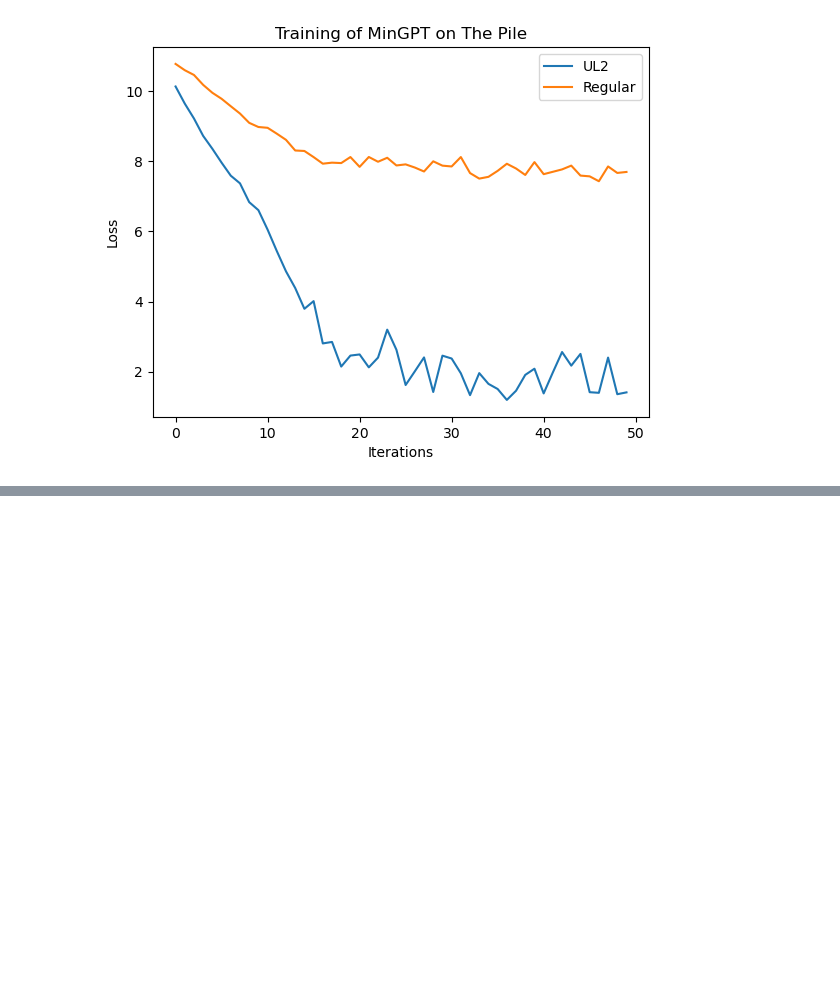
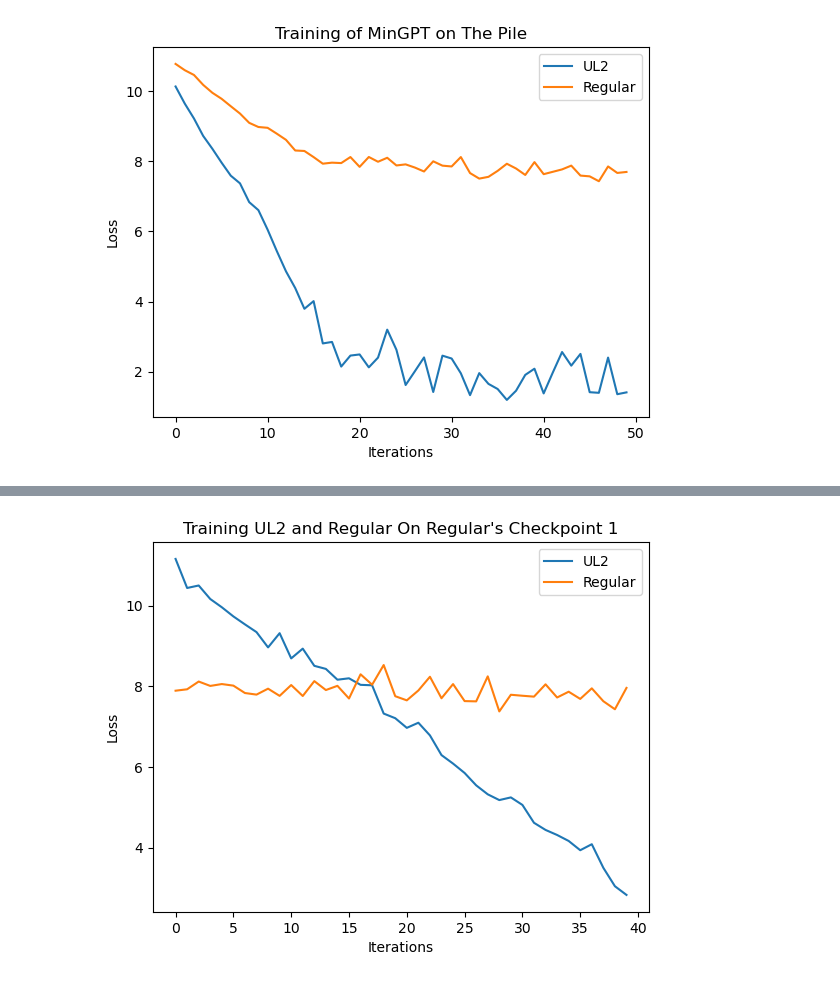
Before and after one commit to dylanskinner65/MinGPT_UL2, a Jupyter notebook: project2b.ipynb, the cells around one changed output, grey strips where cells are left out. Cells and saved outputs as stored; diff of their text form; code cells hidden in the pictures; blank space fills up the shorter version.

Commit message:
Added another graph.

```diff
--- a/project2b.ipynb
+++ b/project2b.ipynb
@@ -268,3 +268,94 @@ iter_dt 941.06ms; iter 200: train loss 8.23680
 iter_dt 32.46ms; iter 300: train loss 9.81027
 iter_dt 481.70ms; iter 400: train loss 7.58708
 [figure]
+# %%
+# Show that ul2 improves performance on checkpoint 1
+# create a GPT instance
+from mingpt.model import GPT
+import os
+
+checkpoint_dir = 'red_pajama'
+dir_path = f'./checkpoints/{checkpoint_dir}'
+
+if not os.path.exists(dir_path):
+    # If the directory doesn't exist, create it
+    os.makedirs(dir_path)
+    checkpoints = os.listdir(dir_path)
+else:
+    checkpoints = os.listdir(dir_path)
+
+checkpoints.sort()
+
+
+# UL2
+model_config = GPT.get_default_config()
+model_config.model_type = 'gpt-nano'
+model_config.vocab_size = red_pajama_dataset_T.vocab_size
+model_config.block_size = red_pajama_dataset_T.max_length
+model_config.checkpoint = f'checkpoints/{checkpoint_dir}/checkpoint_break_1.pth'
+model_config.use_ul2 = True
+model = GPT(model_config)
+
+# Regular
+model_config = GPT.get_default_config()
+model_config.model_type = 'gpt-nano'
+model_config.vocab_size = red_pajama_dataset_F.vocab_size
+model_config.block_size = red_pajama_dataset_F.max_length
+model_config.checkpoint = f'checkpoints/{checkpoint_dir}/checkpoint_break_1.pth'
+model_config.use_ul2 = False
+model2 = GPT(model_config)
+
+# create a Trainer object
+from mingpt.trainer import Trainer
+iters = 200
+
+train_config = Trainer.get_default_config()
+train_config.learning_rate = 5e-4 # the model we're using is so small that we can go a bit faster
+train_config.max_iters = iters + model.iter_num if model_config.checkpoint else iters  # This is a change
+train_config.num_workers = 0
+train_config.checkpoint_iters = 500     # This is a change
+train_config.batch_size = 1
+train_config.checkpoint_name = f'{checkpoint_dir}/checkpoint_ul2'  # This is a change.
+trainer = Trainer(train_config, model, red_pajama_dataset_T)
+
+train_config = Trainer.get_default_config()
+train_config.learning_rate = 5e-4 # the model we're using is so small that we can go a bit faster
+train_config.max_iters = iters + model.iter_num if model_config.checkpoint else iters  # This is a change
+train_config.num_workers = 0
+train_config.checkpoint_iters = 500     # This is a change
+train_config.batch_size = 1
+train_config.checkpoint_name = f'{checkpoint_dir}/checkpoint_break'  # This is a change.
+trainer2 = Trainer(train_config, model2, red_pajama_dataset_F)
+
+def batch_end_callback(trainer):
+    if trainer.iter_num % 50 == 0:
+        print(f"iter_dt {trainer.iter_dt * 1000:.2f}ms; iter {trainer.iter_num}: train loss {trainer.loss.item():.5f}")
+trainer.set_callback('on_batch_end', batch_end_callback)
+
+trainer.run()
+
+# Plot the loss
+losses = trainer.curr_loss
+print(losses)
+x = 5
+new_losses = np.mean(np.array(losses).reshape(-1, x), axis=1)
+plt.plot(np.arange(len(new_losses)), new_losses, label='UL2')
+
+def batch_end_callback(trainer):
+    if trainer2.iter_num % 50 == 0:
+        print(f"iter_dt {trainer2.iter_dt * 1000:.2f}ms; iter {trainer2.iter_num}: train loss {trainer2.loss.item():.5f}")
+trainer2.set_callback('on_batch_end', batch_end_callback)
+
+trainer2.run()
+
+# Plot the loss
+losses = trainer2.curr_loss
+x = 5
+new_losses = np.mean(np.array(losses).reshape(-1, x), axis=1)
+plt.plot(np.arange(len(new_losses)), new_losses, label='Regular')
+plt.title('Training UL2 and Regular On Regular\'s Checkpoint 1')
+plt.xlabel('Iterations')
+plt.ylabel('Loss')
+plt.legend()
+plt.show()
+# %% [output]
@@ -270,0 +375 @@ iter_dt 481.70ms; iter 400: train loss 7.58708
+[figure, added]
```
Also changed, not shown: parts of 1 cell of this notebook.
